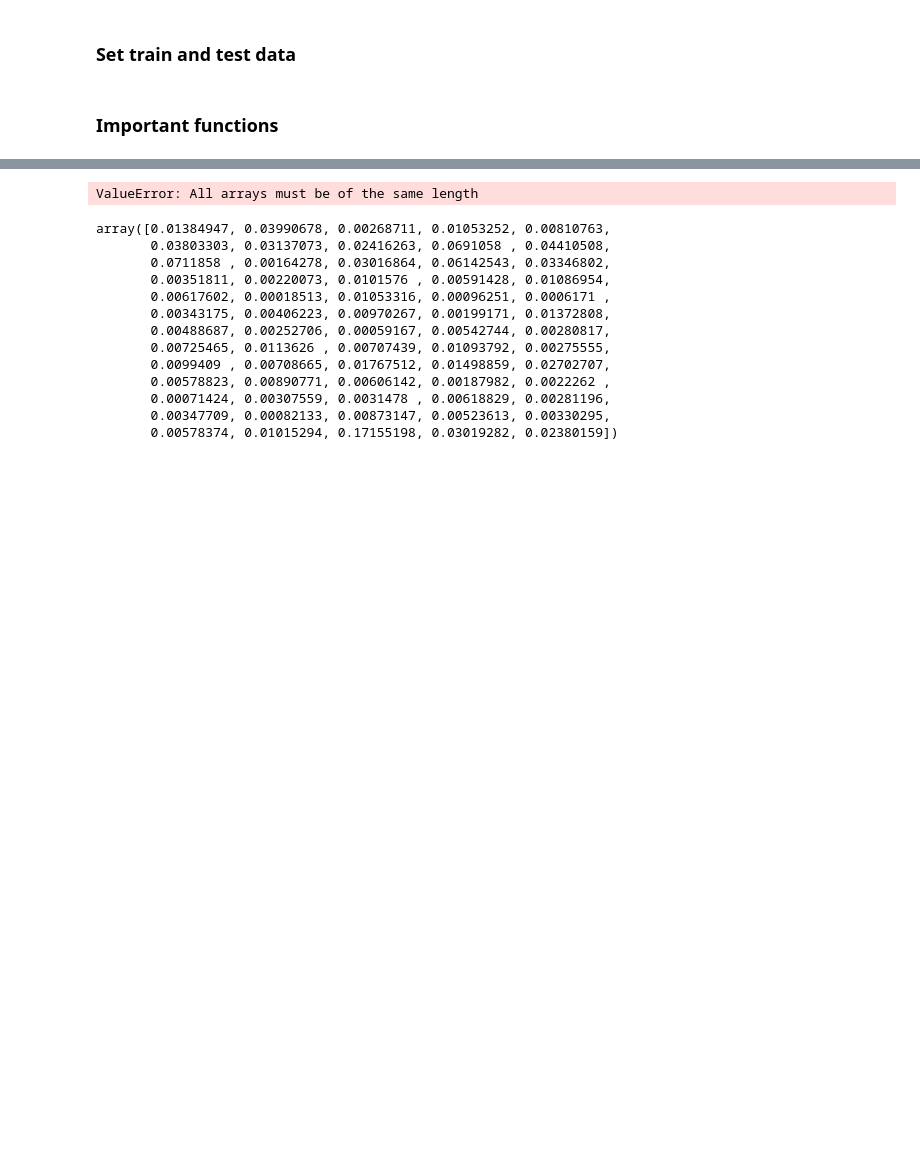
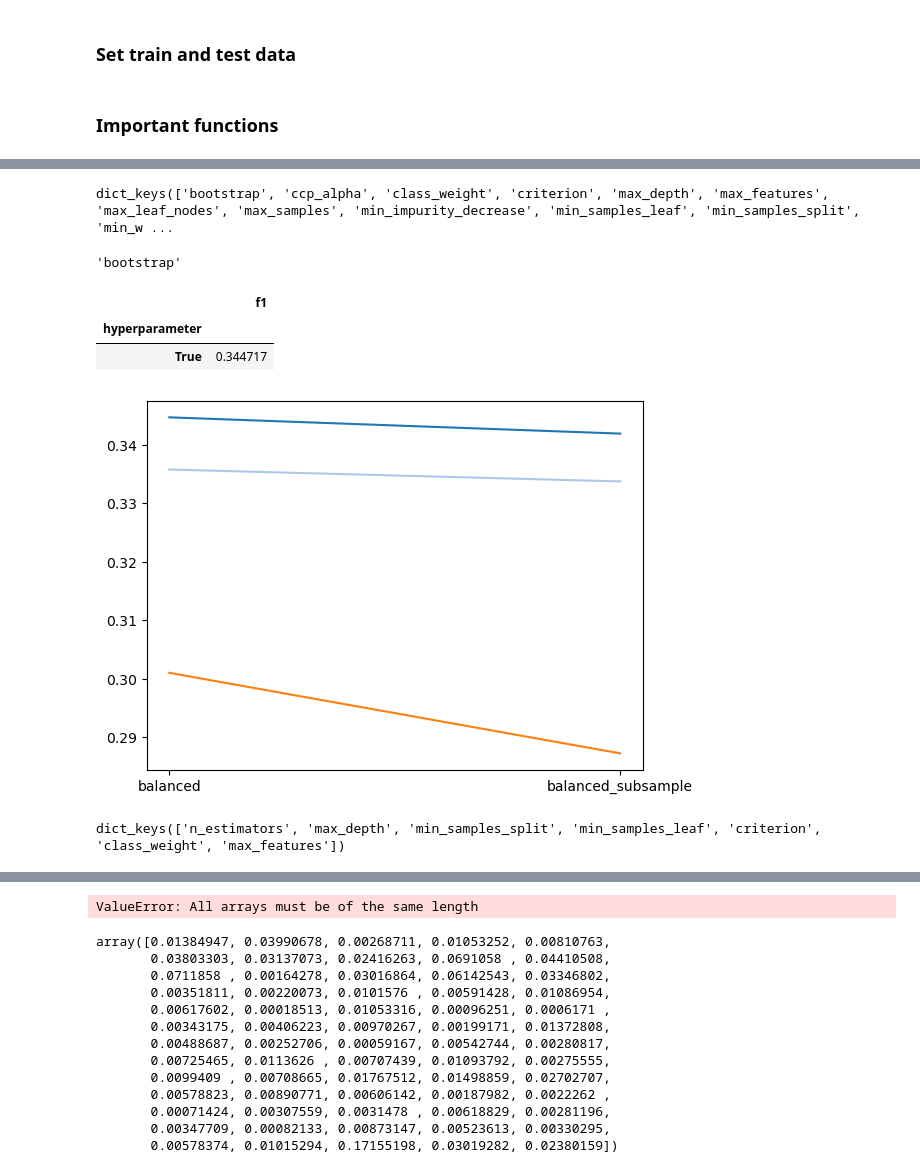
Before and after one commit to ontenkutsenko/ML_Hospital_Readmissions, a Jupyter notebook: Main workbook.ipynb, the cells around one changed output, grey strips where cells are left out. Saved outputs shown, nothing was run; the diff lists cells and outputs as text; code cells hidden in the pictures; blank space fills up the shorter version.

```diff
--- a/Main workbook.ipynb
+++ b/Main workbook.ipynb
@@ -1618,0 +1695,10 @@ target = 'readmitted_binary'
+# %%
+columns_to_use_full = columns_to_use #+ features_for_encoding
+
+X_train = df_train[columns_to_use_full]
+y_train = df_train[target]
+X_test = df_test[columns_to_use_full]
+
+data = pd.concat([X_train, y_train], axis = 1)
+
+target = 'readmitted_binary'
@@ -1648,0 +1900,28 @@ NameError: name 'cross_validation' is not defined
+# %%
+result[0][0].keys()
+# %% [output]
+dict_keys(['bootstrap', 'ccp_alpha', 'class_weight', 'criterion', 'max_depth', 'max_features', 'max_leaf_nodes', 'max_samples', 'min_impurity_decrease', 'min_samples_leaf', 'min_samples_split', 'min_w ...
+# %%
+list(result[0][0].keys())[0]
+# %% [output]
+'bootstrap'
+# %%
+hyperparam_df.groupby('hyperparameter').max()
+# %% [output]
+|  | f1 |
+| hyperparameter |  |
+| True | 0.344717 |
+# %%
+hyperparam = list(result[0][0].keys())[2]
+hyperparam_df = pd.DataFrame([(result[i][0][hyperparam], result[i][1][1]) for i in range(len(result))],
+                             columns = ['hyperparameter', 'f1'])
+plt.plot(hyperparam_df.groupby('hyperparameter').max())
+plt.plot(hyperparam_df.groupby('hyperparameter').median())
+plt.plot(hyperparam_df.groupby('hyperparameter').min())
+plt.show()
+# %% [output]
+[figure, added]
+# %%
+list(params.keys())
+# %% [output]
+dict_keys(['n_estimators', 'max_depth', 'min_samples_split', 'min_samples_leaf', 'criterion', 'class_weight', 'max_features'])
```
Also changed, not shown: parts of 39 cells of this notebook, 5 other files.
